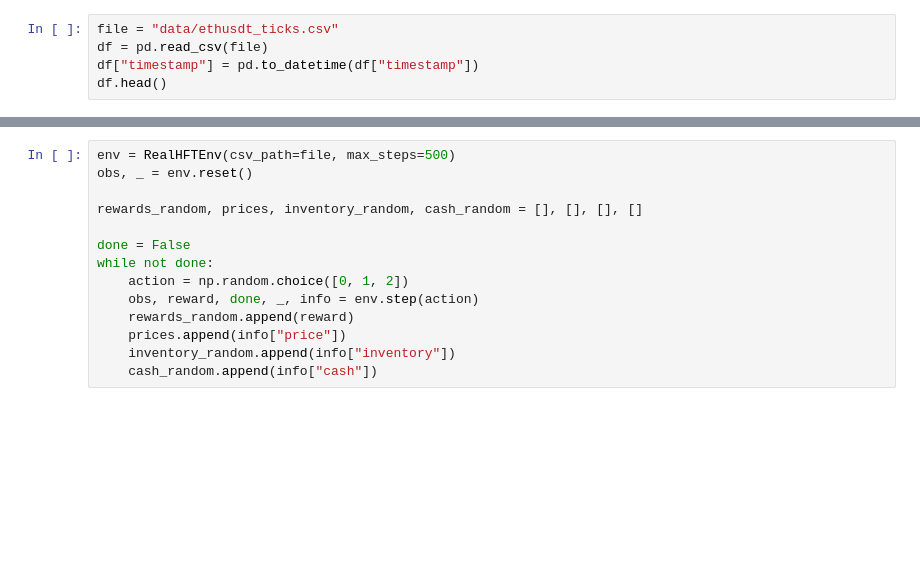
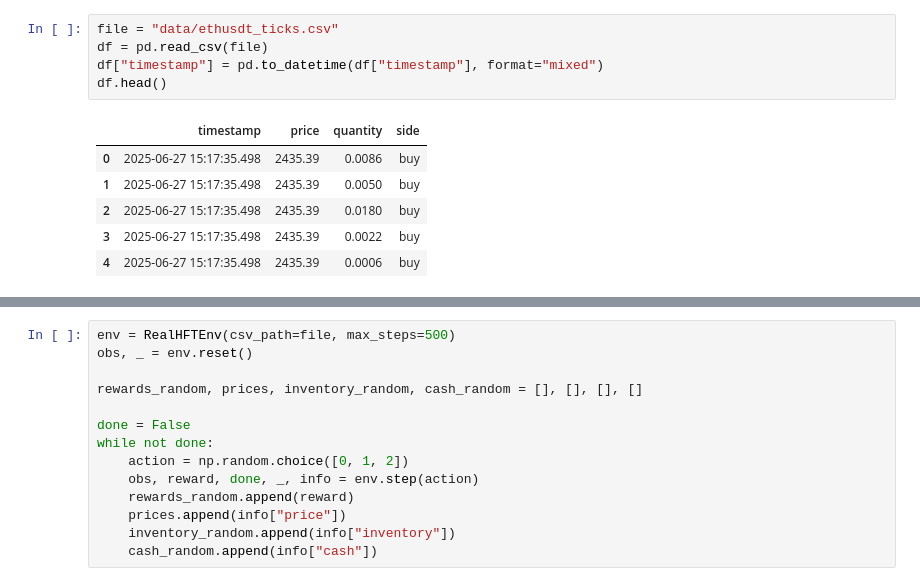
Before and after one commit to Elliot45/hft-rl-latency-aware-arbitrage, a Jupyter notebook: notebooks/real_env_exploration.ipynb, the cells around one changed output, grey strips where cells are left out. Cells and saved outputs as stored; diff of their text form; blank space fills up the shorter version.

```diff
--- a/notebooks/real_env_exploration.ipynb
+++ b/notebooks/real_env_exploration.ipynb
@@ -17,8 +15,15 @@ ModuleNotFoundError: No module named 'src'
 # %%
 file = "data/ethusdt_ticks.csv"
 df = pd.read_csv(file)
-df["timestamp"] = pd.to_datetime(df["timestamp"])
+df["timestamp"] = pd.to_datetime(df["timestamp"], format="mixed")
 df.head()
+# %% [output]
+|  | timestamp | price | quantity | side |
+| 0 | 2025-06-27 15:17:35.498 | 2435.39 | 0.0086 | buy |
+| 1 | 2025-06-27 15:17:35.498 | 2435.39 | 0.0050 | buy |
+| 2 | 2025-06-27 15:17:35.498 | 2435.39 | 0.0180 | buy |
+| 3 | 2025-06-27 15:17:35.498 | 2435.39 | 0.0022 | buy |
+| 4 | 2025-06-27 15:17:35.498 | 2435.39 | 0.0006 | buy |
 # %%
 plt.figure(figsize=(12, 4))
 plt.plot(df["timestamp"], df["price"], label="Prix")
```
Also changed, not shown: parts of 7 cells of this notebook, 3 other files.
